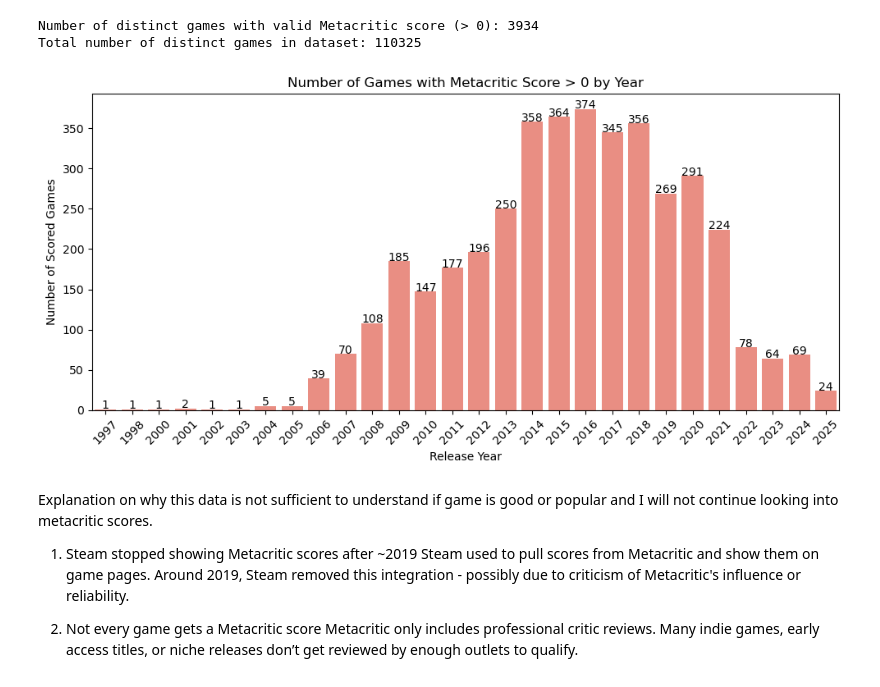
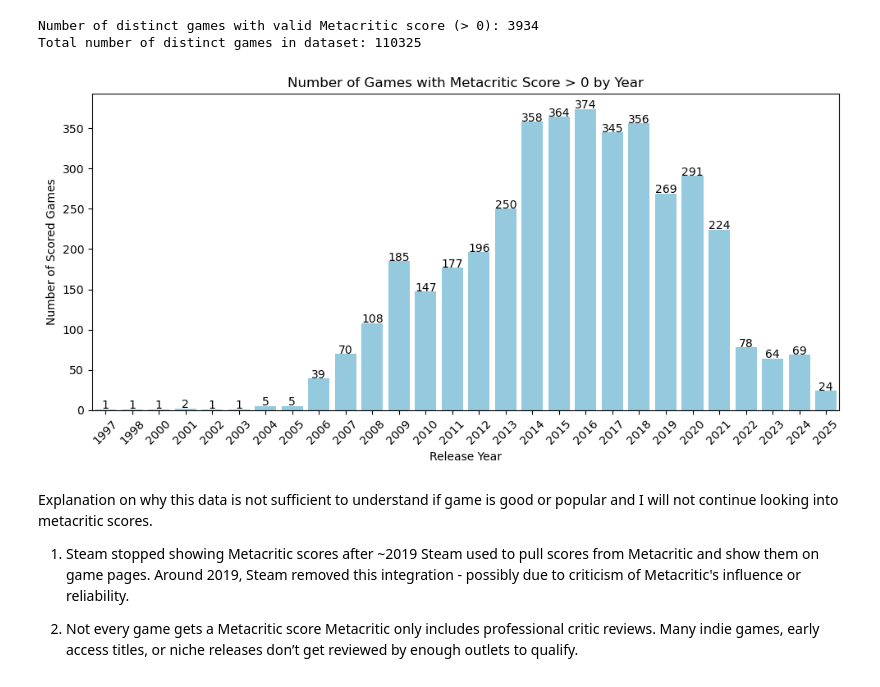
Before and after one commit to renatakersye123/games_steam, a Jupyter notebook: steam_games.ipynb, the cells around one changed output. Drawn from its saved outputs; the diff is of its cells as text; code cells hidden in the pictures.

```diff
--- a/steam_games.ipynb
+++ b/steam_games.ipynb
@@ -196,26 +200,26 @@ Total number of distinct games in dataset: 110325
 # %%
 scored_games_by_year = steam_games[
     (steam_games['Metacritic score'].notna()) &
     (steam_games['Metacritic score'] > 0)
 ].groupby('Release year').size().reset_index(name='Count')
 
 scored_games_by_year = scored_games_by_year.sort_values('Release year')
 
 plt.figure(figsize=(10, 5))
 
-ax = sns.barplot(data=scored_games_by_year, x='Release year', y='Count', color='salmon')
+ax = sns.barplot(data=scored_games_by_year, x='Release year', y='Count', color='skyblue')
 
 for index, row in scored_games_by_year.iterrows():
     ax.text(x=index, y=row['Count'] + 0.5, s=int(row['Count']), ha='center')
 
 plt.title('Number of Games with Metacritic Score > 0 by Year')
 plt.xlabel('Release Year')
 plt.ylabel('Number of Scored Games')
 plt.xticks(rotation=45)
 plt.tight_layout()
 plt.show()
 # %% [output]
-[figure, old version]
+[figure, new version]
 # %% [markdown]
 Explanation on why this data is not sufficient to understand if game is good or popular and I will not continue looking into metacritic scores.
 
```
Also changed, not shown: parts of 5 cells of this notebook.
